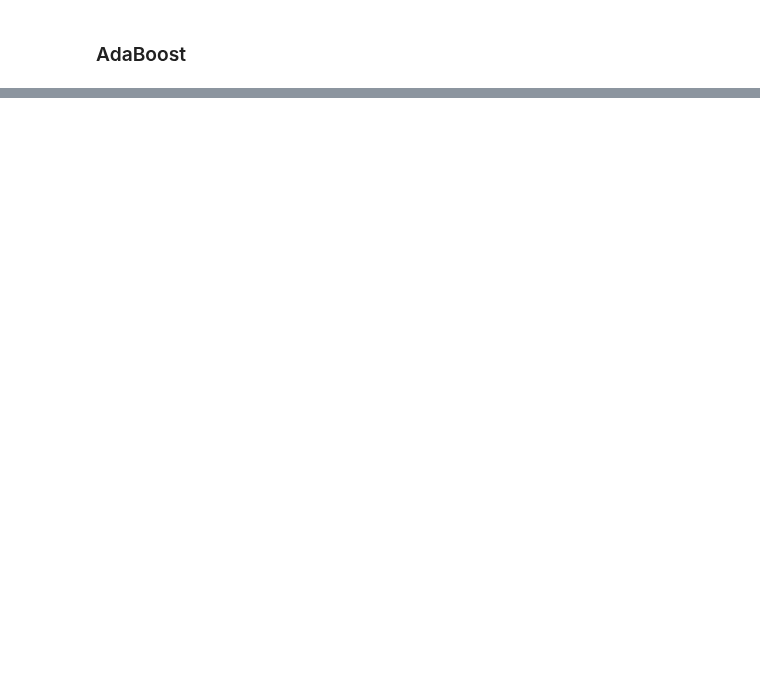
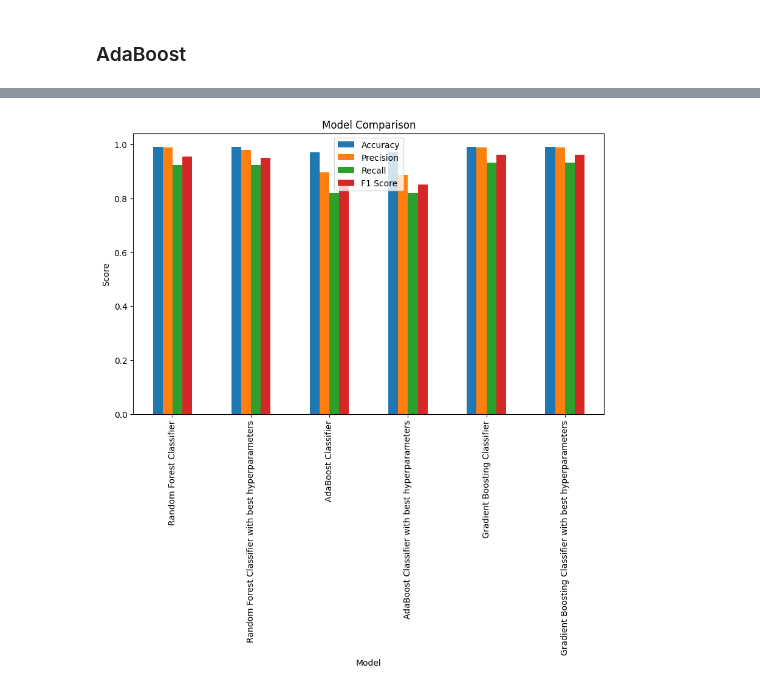
Before and after one commit to yahiaehab10/Ensemble-Models-Comparison, a Jupyter notebook: Bankloan_Dataset.ipynb, the cells around one changed output, grey strips where cells are left out. Drawn from its saved outputs; the diff is of its cells as text; code cells hidden in the pictures; blank space fills up the shorter version.

```diff
--- a/Bankloan_Dataset.ipynb
+++ b/Bankloan_Dataset.ipynb
@@ -217,8 +241,7 @@ import warnings
 warnings.filterwarnings("ignore")
 
 ada_random_search = RandomizedSearchCV(
-    ada_model, param_distributions=param_dist, n_iter=100, cv=5, random_state=42
-)
+    ada_model, param_distributions=param_dist, n_iter=50, cv=3)
 
 ada_random_search.fit(X_train, y_train)
 
@@ -231,7 +254,7 @@ import warnings
 # Suppress warnings
 warnings.filterwarnings("ignore")
 
-ada_grid_search = GridSearchCV(ada_model, param_grid=param_dist, cv=5)
+ada_grid_search = GridSearchCV(ada_model, param_grid=param_dist, cv=3, n_jobs=-1)
 
 ada_grid_search.fit(X_train, y_train)
 
@@ -238,0 +329,11 @@ ada_grid_search.best_params_
+# %%
+import warnings
+
+# Suppress warnings
+warnings.filterwarnings("ignore")
+
+gb_grid_search = GridSearchCV(gb_model, param_grid=param_dist, cv=3, n_jobs=-1)
+
+gb_grid_search.fit(X_train, y_train)
+
+gb_grid_search.best_params_
@@ -238,0 +342,20 @@ ada_grid_search.best_params_
+# %%
+# Gradient Boosting Classifier with best hyperparameters
+N_ESTIMATORS = 150
+MAX_DEPTH = 3
+LEARNING_RATE = 0.1
+
+gb_model_best = GradientBoostingClassifier(
+    n_estimators=N_ESTIMATORS,
+    max_depth=MAX_DEPTH,
+    learning_rate=LEARNING_RATE,
+)
+
+gb_model_best.fit(X_train, y_train)
+y_pred_best = gb_model_best.predict(X_test)
+
+print("Gradient Boosting Classifier with best hyperparameters")
+print("Accuracy:", accuracy_score(y_test, y_pred))
+print("Precision:", precision_score(y_test, y_pred,zero_division=1))
+print("Recall:", recall_score(y_test, y_pred,zero_division=1))
+print("F1 Score:", f1_score(y_test, y_pred,zero_division=1))
@@ -238,0 +434,11 @@ ada_grid_search.best_params_
+# %%
+# Another type of plot
+model_comparison.plot(kind="bar", x="Model", figsize=(10, 6))
+
+plt.title("Model Comparison")
+plt.xlabel("Model")
+plt.ylabel("Score")
+plt.xticks(rotation=90)
+plt.show()
+# %% [output]
+[figure, added]
```
Also changed, not shown: parts of 23 cells of this notebook.
